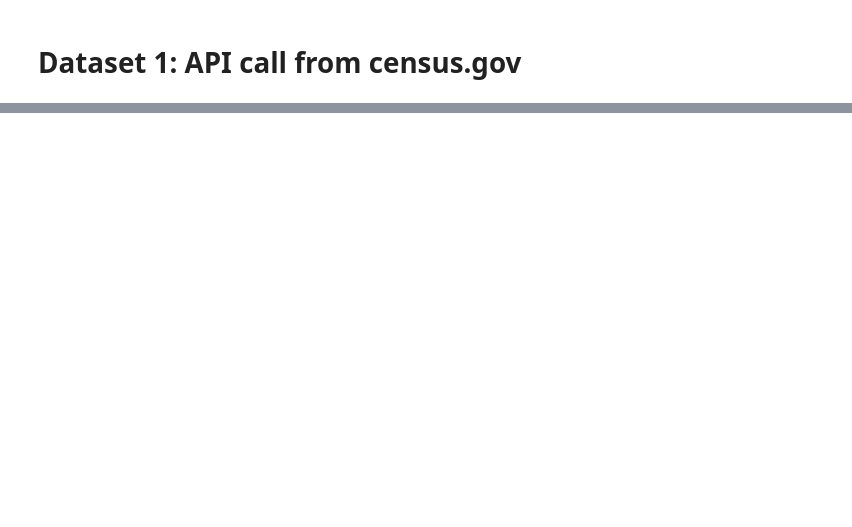
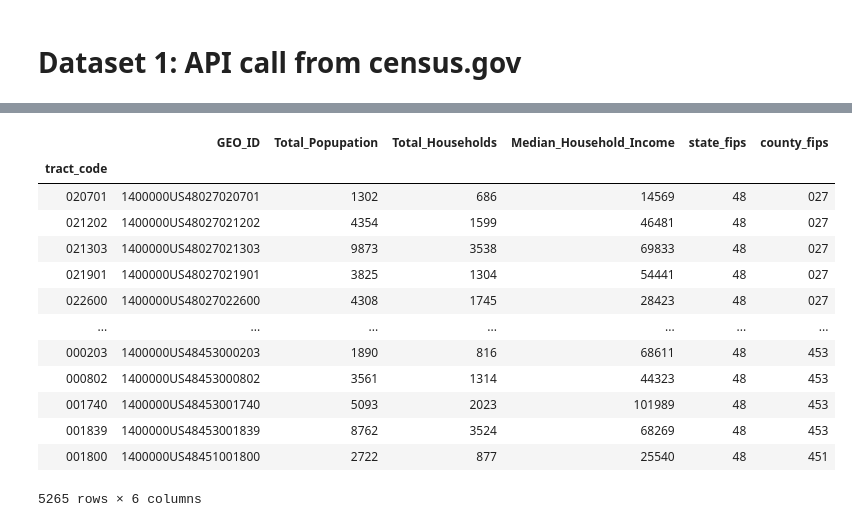
Before and after one commit to florin-vasiliu/Houston-Crime-Analysis, a Jupyter notebook: Florin/CensusVariablesByTractCode.ipynb, the cells around one changed output, grey strips where cells are left out. Drawn from its saved outputs; the diff is of its cells as text; code cells hidden in the pictures; blank space fills up the shorter version.

```diff
--- a/Florin/CensusVariablesByTractCode.ipynb
+++ b/Florin/CensusVariablesByTractCode.ipynb
@@ -52 +75,36 @@ response.json()
  ...]
+# %%
+#store response into dataframe
+census_result_df=pd.DataFrame(response.json(), columns=response.json()[0])
+
+#remove duplicate header row
+census_result_df=census_result_df.drop(axis=0,index=0)
+
+#rename columns
+census_result_df=census_result_df.rename(columns={"S0101_C01_001E":"Total_Popupation",
+                                                  "S1101_C01_001E":"Total_Households",
+                                                  "S1901_C01_012E":"Median_Household_Income",
+                                                  "state":"state_fips",
+                                                  "county":"county_fips",
+                                                  "tract":"tract_code"
+                                                 })
+
+#set index to tract_code and sort
+census_result_df=census_result_df.set_index("tract_code")#.sort_values(by="tract_code",ascending=True)
+
+census_result_df
+# %% [output]
+|  | GEO_ID | Total_Popupation | Total_Households | Median_Household_Income | state_fips | county_fips |
+| tract_code |  |  |  |  |  |  |
+| 020701 | 1400000US48027020701 | 1302 | 686 | 14569 | 48 | 027 |
+| 021202 | 1400000US48027021202 | 4354 | 1599 | 46481 | 48 | 027 |
+| 021303 | 1400000US48027021303 | 9873 | 3538 | 69833 | 48 | 027 |
+| 021901 | 1400000US48027021901 | 3825 | 1304 | 54441 | 48 | 027 |
+| 022600 | 1400000US48027022600 | 4308 | 1745 | 28423 | 48 | 027 |
+| ... | ... | ... | ... | ... | ... | ... |
+| 000203 | 1400000US48453000203 | 1890 | 816 | 68611 | 48 | 453 |
+| 000802 | 1400000US48453000802 | 3561 | 1314 | 44323 | 48 | 453 |
+| 001740 | 1400000US48453001740 | 5093 | 2023 | 101989 | 48 | 453 |
+| 001839 | 1400000US48453001839 | 8762 | 3524 | 68269 | 48 | 453 |
+| 001800 | 1400000US48451001800 | 2722 | 877 | 25540 | 48 | 451 |
+5265 rows × 6 columns
```
Also changed, not shown: parts of 25 cells of this notebook, 8 other files.
